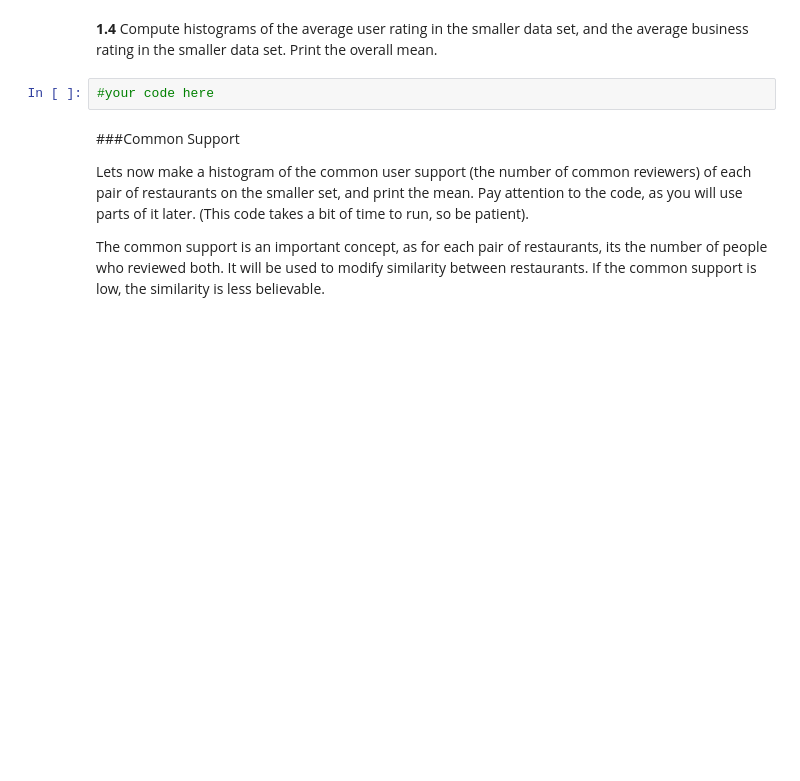
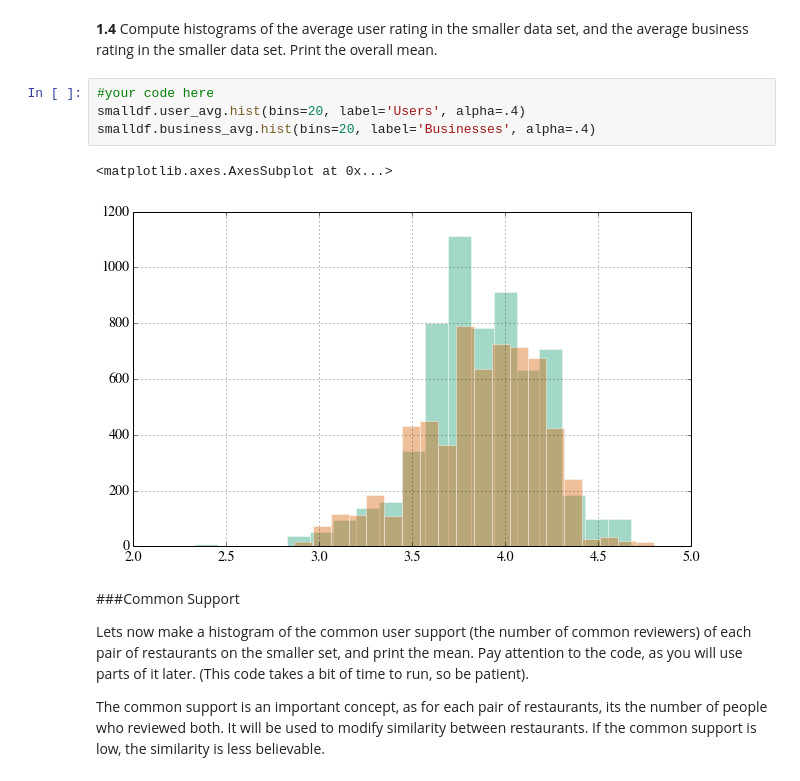
Before and after one commit to TomAugspurger/content, a Jupyter notebook: HW4.ipynb, the cells around one changed output. Saved outputs shown, nothing was run; the diff lists cells and outputs as text; blank space fills up the shorter version.

```diff
--- a/HW4.ipynb
+++ b/HW4.ipynb
@@ -263,7 +280,12 @@ How does this compare to the parent data set, in terms of size and sparsity? Onc
 # %% [markdown]
 **1.4** Compute histograms of the average user rating in the smaller data set, and the average business rating in the smaller data set. Print the overall mean.
-# %%
-#your code here
+# %%
+#your code here
+smalldf.user_avg.hist(bins=20, label='Users', alpha=.4)
+smalldf.business_avg.hist(bins=20, label='Businesses', alpha=.4)
+# %% [output]
+<matplotlib.axes.AxesSubplot at 0x...>
+[figure, added]
 # %% [markdown]
 ###Common Support
 
```
Also changed, not shown: parts of 16 cells of this notebook.
